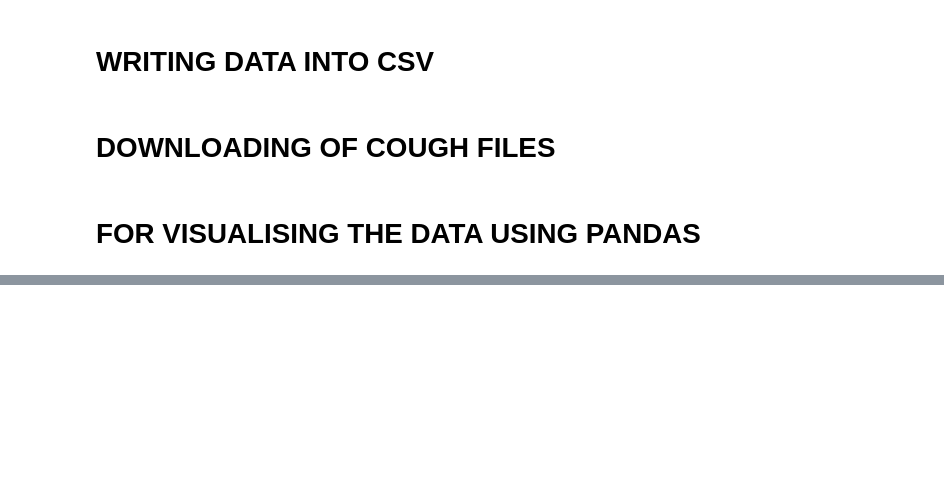
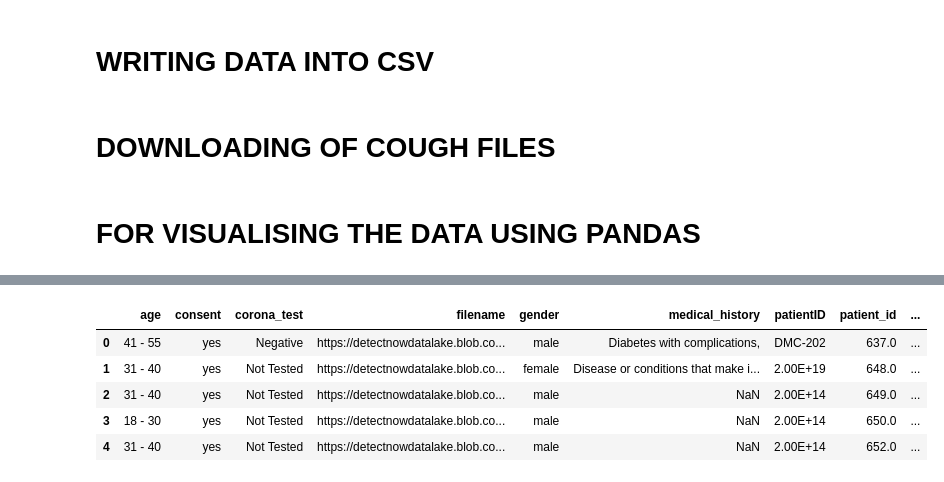
Before and after one commit to mnauf/covid, a Jupyter notebook: Data_scrapping.ipynb, the cells around one changed output, grey strips where cells are left out. Drawn from its saved outputs; the diff is of its cells as text; code cells hidden in the pictures; blank space fills up the shorter version.

```diff
--- a/Data_scrapping.ipynb
+++ b/Data_scrapping.ipynb
@@ -120,0 +421,14 @@ df.head()
+# %%
+import pandas
+import numpy as np
+
+df3 = pandas.read_csv('Dow_data_day_test1.csv')
+# print(df)
+df3.head(5)
+# %% [output]
+|  | age | consent | corona_test | filename | gender | medical_history | patientID | patient_id | ... |
+| 0 | 41 - 55 | yes | Negative | https://detectnowdatalake.blob.co... | male | Diabetes with complications, | DMC-202 | 637.0 | ... |
+| 1 | 31 - 40 | yes | Not Tested | https://detectnowdatalake.blob.co... | female | Disease or conditions that make i... | 2.00E+19 | 648.0 | ... |
+| 2 | 31 - 40 | yes | Not Tested | https://detectnowdatalake.blob.co... | male | NaN | 2.00E+14 | 649.0 | ... |
+| 3 | 18 - 30 | yes | Not Tested | https://detectnowdatalake.blob.co... | male | NaN | 2.00E+14 | 650.0 | ... |
+| 4 | 31 - 40 | yes | Not Tested | https://detectnowdatalake.blob.co... | male | NaN | 2.00E+14 | 652.0 | ... |
```
Also changed, not shown: parts of 47 cells of this notebook, 1 other file.
